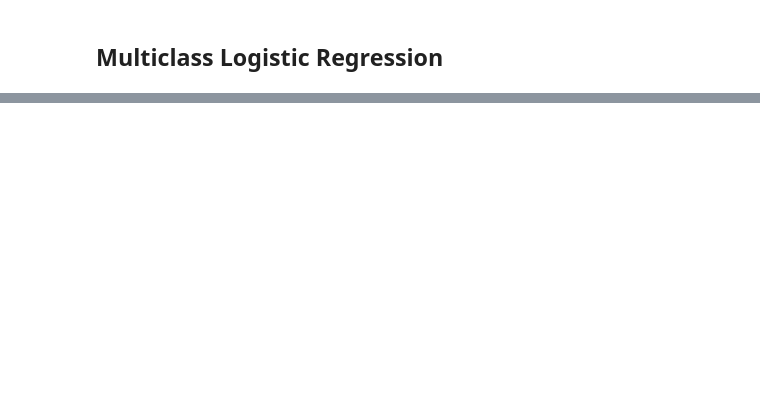
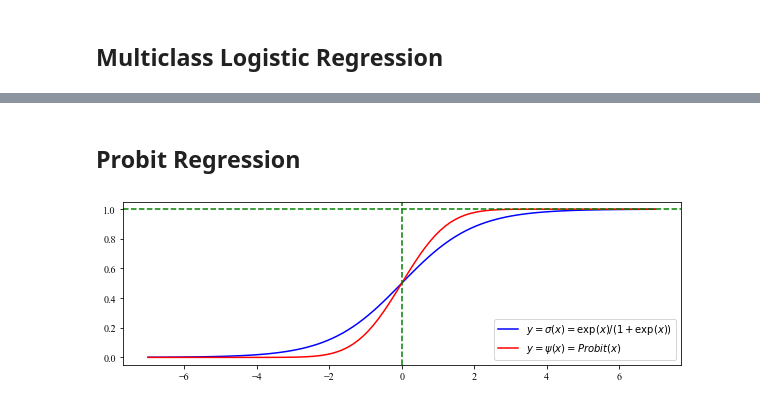
Before and after one commit to HanbaekLyu/Math156_UCLA_SP21, a Jupyter notebook: notebooks/Math156_classification_MNIST.ipynb, the cells around one changed output, grey strips where cells are left out. Saved outputs shown, nothing was run; the diff lists cells and outputs as text; code cells hidden in the pictures; blank space fills up the shorter version.

Commit message:
Adding probit regression codes

```diff
--- a/notebooks/Math156_classification_MNIST.ipynb
+++ b/notebooks/Math156_classification_MNIST.ipynb
@@ -625,0 +588,20 @@ plt.savefig('MLR_MNIST_test_ex2.pdf', bbox_inches='tight')
+# %% [markdown]
+## Probit Regression
+# %%
+# probit function
+from scipy.stats import norm
+
+def probit(x):
+    return norm.cdf(x) # Yes, it is exactly the standard normal CDF.
+# %%
+# plot probit and sigmoid function
+fig, ax = plt.subplots(nrows=1, ncols=1, figsize=[10,3])
+x = np.linspace(-7, 7, 100)
+ax.plot(x, sigmoid(x), color='blue', label="$y=\sigma(x)=\exp(x)/(1+\exp(x))$")
+ax.plot(x, probit(x), color='red', label="$y=\psi(x)=Probit(x)$")
+plt.axhline(y=1, color='g', linestyle='--')
+plt.axvline(x=0, color='g', linestyle='--')
+ax.legend()
+plt.savefig('probit_ex.pdf', bbox_inches='tight')
+# %% [output]
+[figure, added]
```
Also changed, not shown: parts of 13 cells of this notebook.
